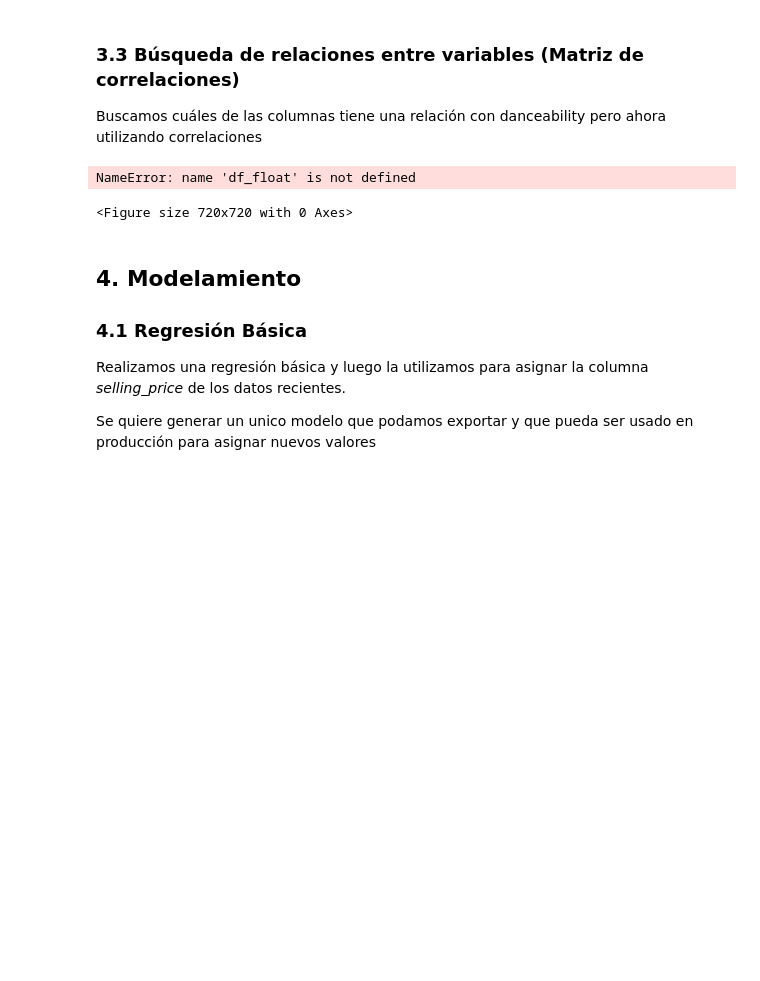
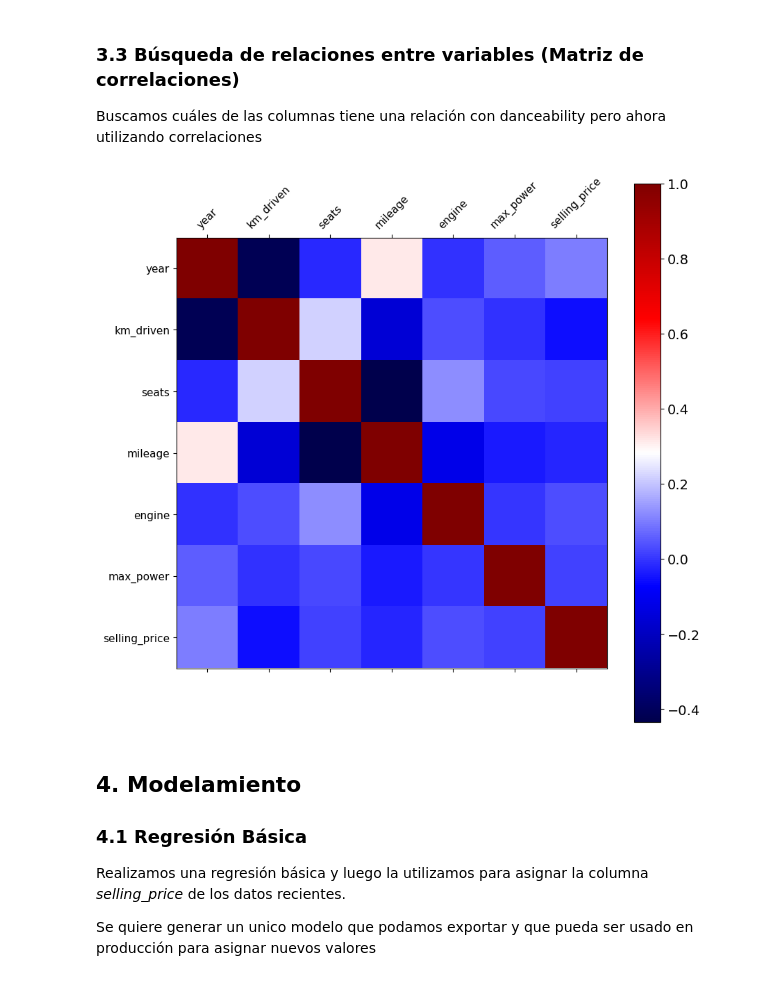
Before and after one commit to jjosorioc/ISIS3301-lab02-regression, a Jupyter notebook: lab2.ipynb, the cells around one changed output. Cells and saved outputs as stored; diff of their text form; code cells hidden in the pictures; blank space fills up the shorter version.

Commit message:
Se arregló una imagen en el punto 2

```diff
--- a/lab2.ipynb
+++ b/lab2.ipynb
@@ -220,15 +220,16 @@ De las gráficas anteriores vemos que unos buenos candidatos son:
 Buscamos cuáles de las columnas tiene una relación con danceability pero ahora utilizando correlaciones
 # %%
 f = plt.figure(figsize=(10, 10))
+df_float = df_motorAlpes.select_dtypes(['float64'])
+
 plt.matshow(df_float.corr(), fignum=f.number, cmap = 'seismic')
 plt.xticks(range(df_float.select_dtypes(['float64']).shape[1]), df_float.select_dtypes(['float64']).columns, fontsize=11, rotation=45)
 plt.yticks(range(df_float.select_dtypes(['float64']).shape[1]), df_float.select_dtypes(['float64']).columns, fontsize=11)
 
 cb = plt.colorbar()
 _ = cb.ax.tick_params(labelsize=14)
 # %% [output]
-NameError: name 'df_float' is not defined
-<Figure size 720x720 with 0 Axes>
+[figure, added]
 # %% [markdown]
 ## 4. Modelamiento
 ### 4.1 Regresión Básica
```
Also changed, not shown: parts of 15 cells of this notebook, 1 other file.
